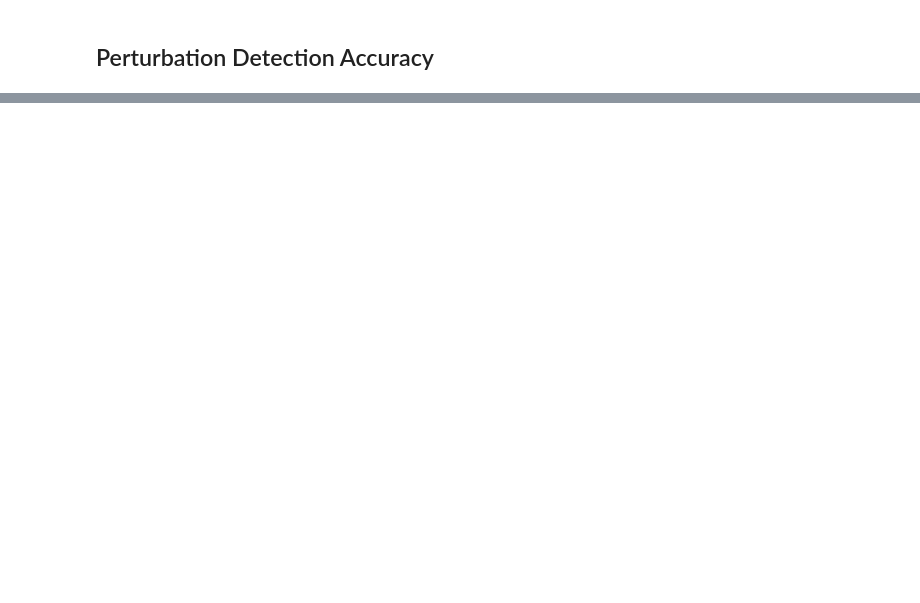
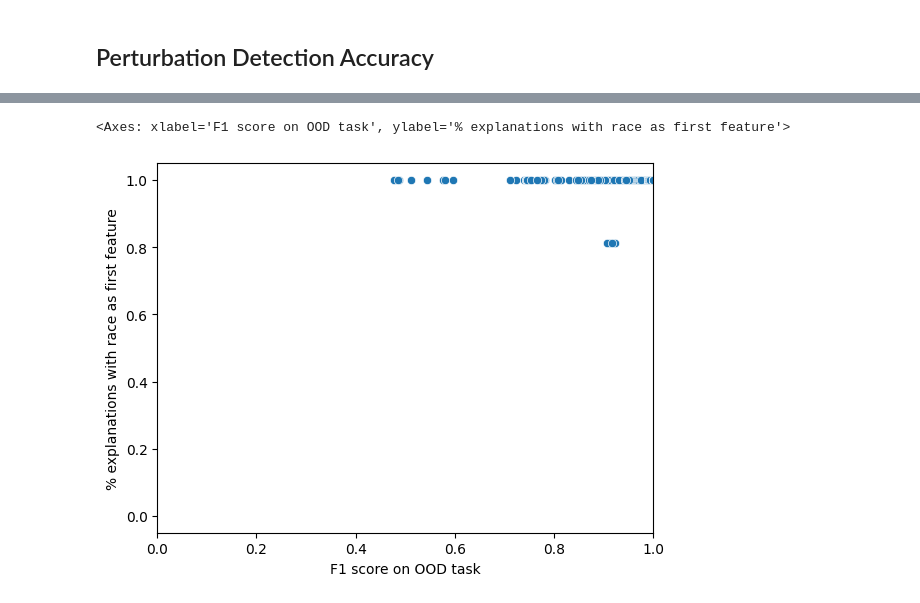
Before and after one commit to datasciencejeff/Fooling-LIME-SHAP, a Jupyter notebook: COMPAS_Example.ipynb, the cells around one changed output, grey strips where cells are left out. Cells and saved outputs as stored; diff of their text form; code cells hidden in the pictures; blank space fills up the shorter version.

Commit message:
update py with glime

```diff
--- a/COMPAS_Example.ipynb
+++ b/COMPAS_Example.ipynb
@@ -268,0 +389,47 @@ sns.scatterplot(x=f1s, y=fsts, ax=ax)
+# %%
+"""
+* Methods to create graphs for f1 accuracy on perturbation task graphs.
+"""
+import pandas as pd
+import numpy as np
+
+from sklearn.metrics import f1_score, roc_auc_score, accuracy_score
+
+from matplotlib import pyplot as plt
+import seaborn as sns
+
+df = pd.read_csv('data/threshold_results_glime.csv', index_col=0)
+f1s, fsts, scnds, thrds = [], [], [], []
+
+for trial in np.unique(df['trial']):
+	relevant_runs = df[df.trial == trial]
+
+	yhat = relevant_runs['yhat']
+	y = relevant_runs['y']
+
+	# need to flip classes (we interpret 0 as ood in code but refer to it as 1 in paper)
+	yhat = 1 - yhat
+	y = 1 - y
+
+	pct_first = relevant_runs['pct_occur_first'].values[0]
+	pct_second = relevant_runs['pct_occur_second'].values[0]
+	pct_third = relevant_runs['pct_occur_third'].values[0]
+
+	f1 = f1_score(y, yhat)
+
+	f1s.append(f1)
+	fsts.append(pct_first)
+	scnds.append(pct_second)
+	thrds.append(pct_third)
+
+ax = plt.axes()
+plt.ylim(-.05,1.05)
+plt.xlim(0,1)
+
+plt.xlabel("F1 score on OOD task")
+plt.ylabel("% explanations with race as first feature")
+
+sns.scatterplot(x=f1s, y=fsts, ax=ax)
+# %% [output]
+<Axes: xlabel='F1 score on OOD task', ylabel='% explanations with race as first feature'>
+[figure, added]
```
Also changed, not shown: parts of 10 cells of this notebook, 4 other files.
